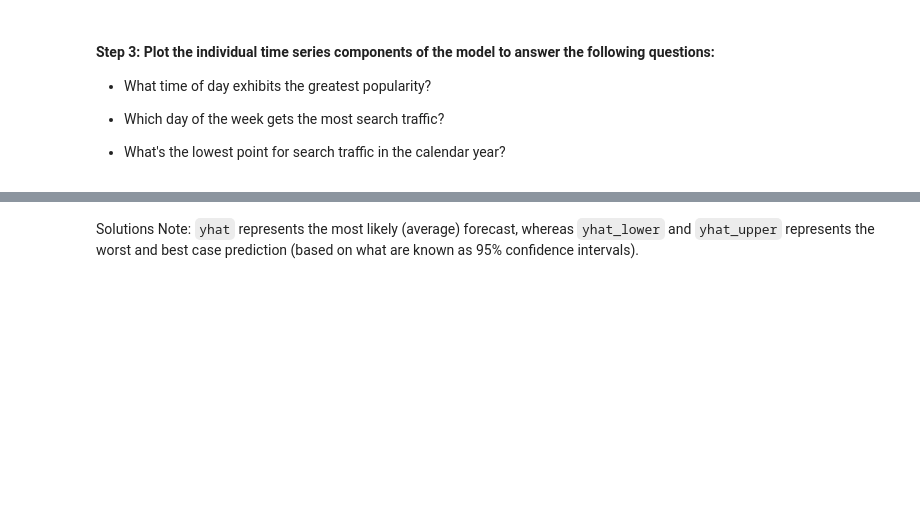
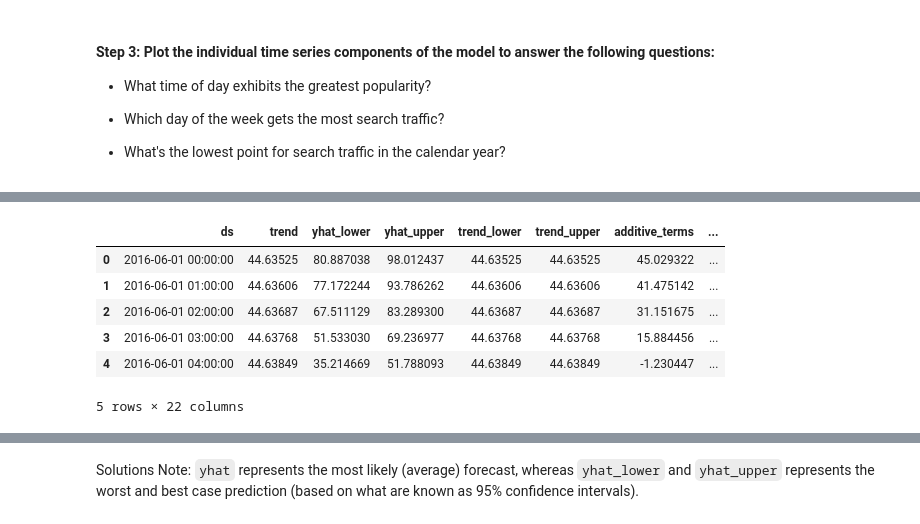
Before and after one commit to afine5/prophet-challenge, a Jupyter notebook: forecasting_net_prophet.ipynb, the cells around one changed output, grey strips where cells are left out. Drawn from its saved outputs; the diff is of its cells as text; code cells hidden in the pictures; blank space fills up the shorter version.

```diff
--- a/forecasting_net_prophet.ipynb
+++ b/forecasting_net_prophet.ipynb
@@ -530,2 +549,14 @@ model.plot(forecast)
+# %%
+forecast.reset_index(inplace=True)
+
+forecast.head()
+# %% [output]
+|  | ds | trend | yhat_lower | yhat_upper | trend_lower | trend_upper | additive_terms | ... |
+| 0 | 2016-06-01 00:00:00 | 44.63525 | 80.887038 | 98.012437 | 44.63525 | 44.63525 | 45.029322 | ... |
+| 1 | 2016-06-01 01:00:00 | 44.63606 | 77.172244 | 93.786262 | 44.63606 | 44.63606 | 41.475142 | ... |
+| 2 | 2016-06-01 02:00:00 | 44.63687 | 67.511129 | 83.289300 | 44.63687 | 44.63687 | 31.151675 | ... |
+| 3 | 2016-06-01 03:00:00 | 44.63768 | 51.533030 | 69.236977 | 44.63768 | 44.63768 | 15.884456 | ... |
+| 4 | 2016-06-01 04:00:00 | 44.63849 | 35.214669 | 51.788093 | 44.63849 | 44.63849 | -1.230447 | ... |
+5 rows × 22 columns
 # %%
 # Set the index in the forecast_mercado_trends DataFrame to the ds datetime column
```
Also changed, not shown: parts of 11 cells of this notebook.
